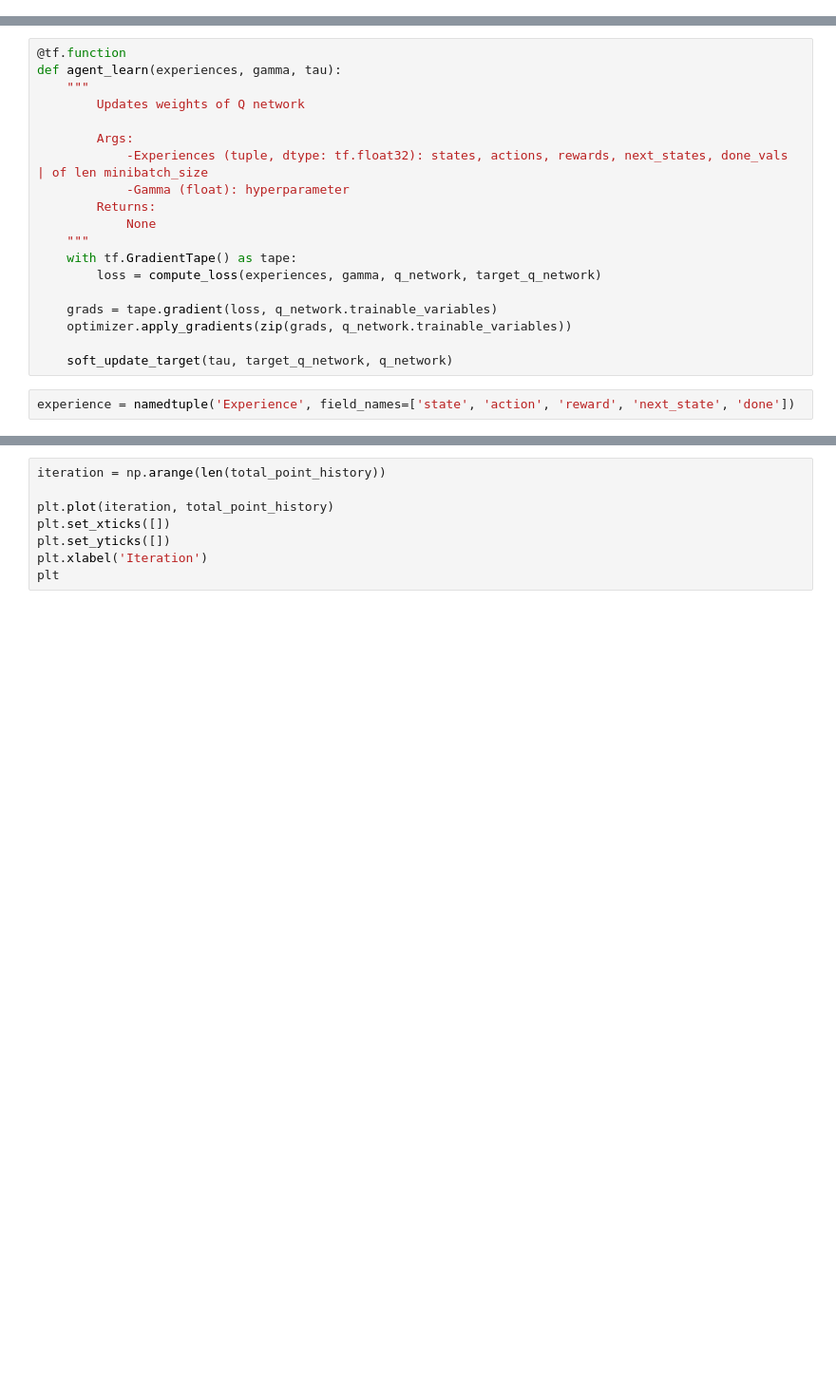
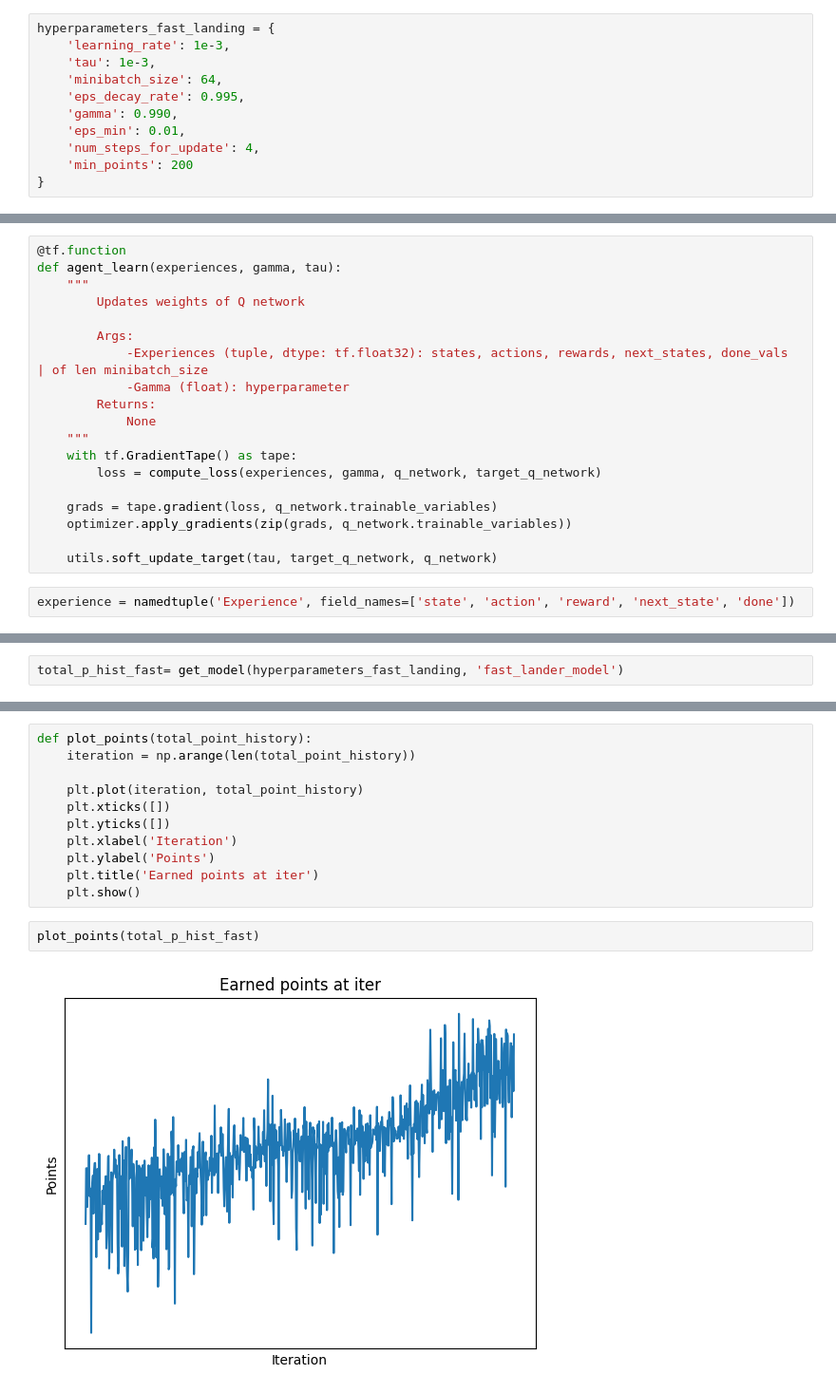
Before and after one commit to patryk500rr/lunar-lander, a Jupyter notebook: main.ipynb, the cells around one changed output, grey strips where cells are left out. Shown: that part at 95% size. Saved outputs shown, nothing was run; the diff lists cells and outputs as text; blank space fills up the shorter version.

```diff
--- a/main.ipynb
+++ b/main.ipynb
@@ -133,4 +52,15 @@ hyperparameters = {
 }
+# %%
+hyperparameters_fast_landing = {
+    'learning_rate': 1e-3,
+    'tau': 1e-3,
+    'minibatch_size': 64,
+    'eps_decay_rate': 0.995,
+    'gamma': 0.990,
+    'eps_min': 0.01,
+    'num_steps_for_update': 4,
+    'min_points': 200
+}
 # %%
 q_network = tf.keras.Sequential([
     tf.keras.Input(shape=state_shape),
@@ -188,7 +118,7 @@ def agent_learn(experiences, gamma, tau):
     grads = tape.gradient(loss, q_network.trainable_variables)
     optimizer.apply_gradients(zip(grads, q_network.trainable_variables))
 
-    soft_update_target(tau, target_q_network, q_network)
+    utils.soft_update_target(tau, target_q_network, q_network)
 # %%
 experience = namedtuple('Experience', field_names=['state', 'action', 'reward', 'next_state', 'done'])
 # %%
@@ -248,0 +182,2 @@ print(f'Total duration {((time.time() - start)/60):.2f} min')
+# %%
+total_p_hist_fast= get_model(hyperparameters_fast_landing, 'fast_lander_model')
@@ -249,8 +186,15 @@ print(f'Total duration {((time.time() - start)/60):.2f} min')
 # %%
-iteration = np.arange(len(total_point_history))
+def plot_points(total_point_history):
+    iteration = np.arange(len(total_point_history))
 
-plt.plot(iteration, total_point_history)
-plt.set_xticks([])
-plt.set_yticks([])
-plt.xlabel('Iteration')
-plt
+    plt.plot(iteration, total_point_history)
+    plt.xticks([])
+    plt.yticks([])
+    plt.xlabel('Iteration')
+    plt.ylabel('Points')
+    plt.title('Earned points at iter')
+    plt.show()
+# %%
+plot_points(total_p_hist_fast)
+# %% [output]
+[figure, added]
```
Also changed, not shown: parts of 14 cells of this notebook, 1 other file.
